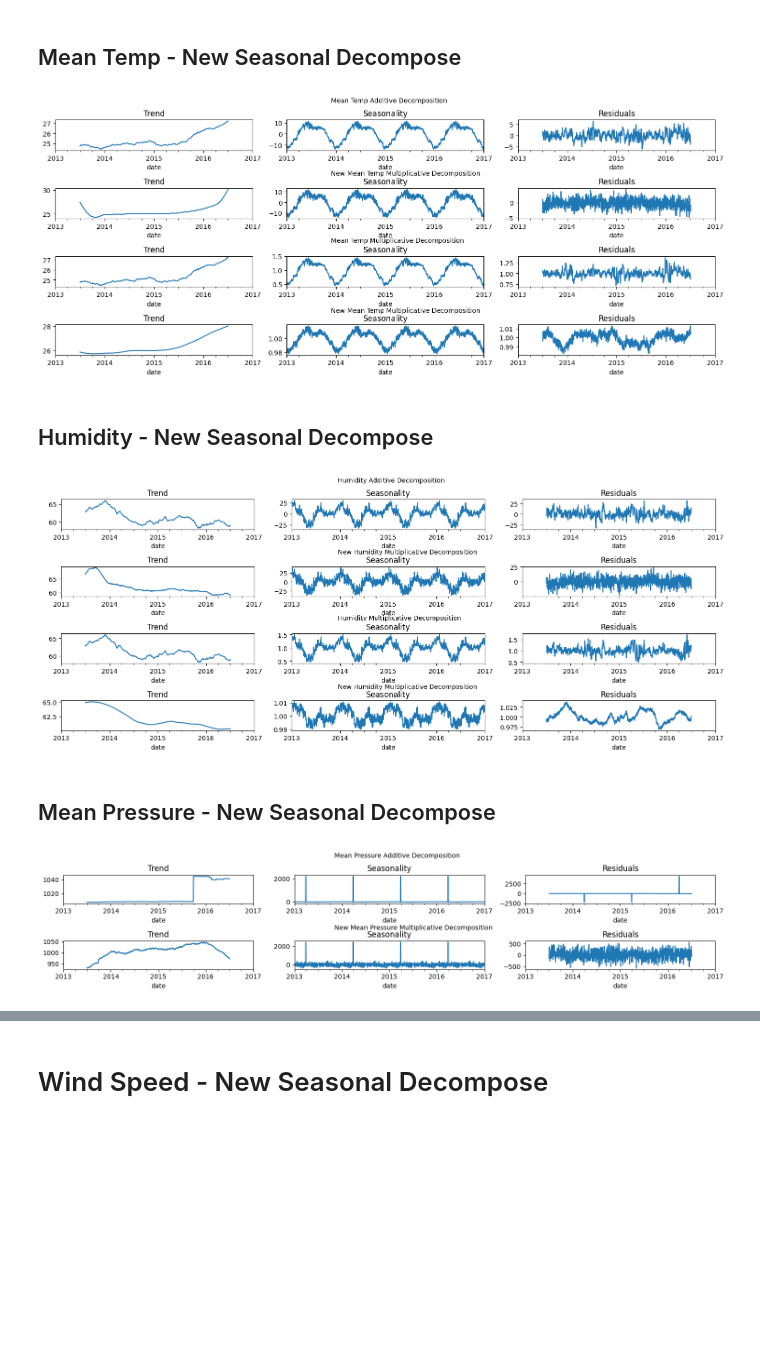
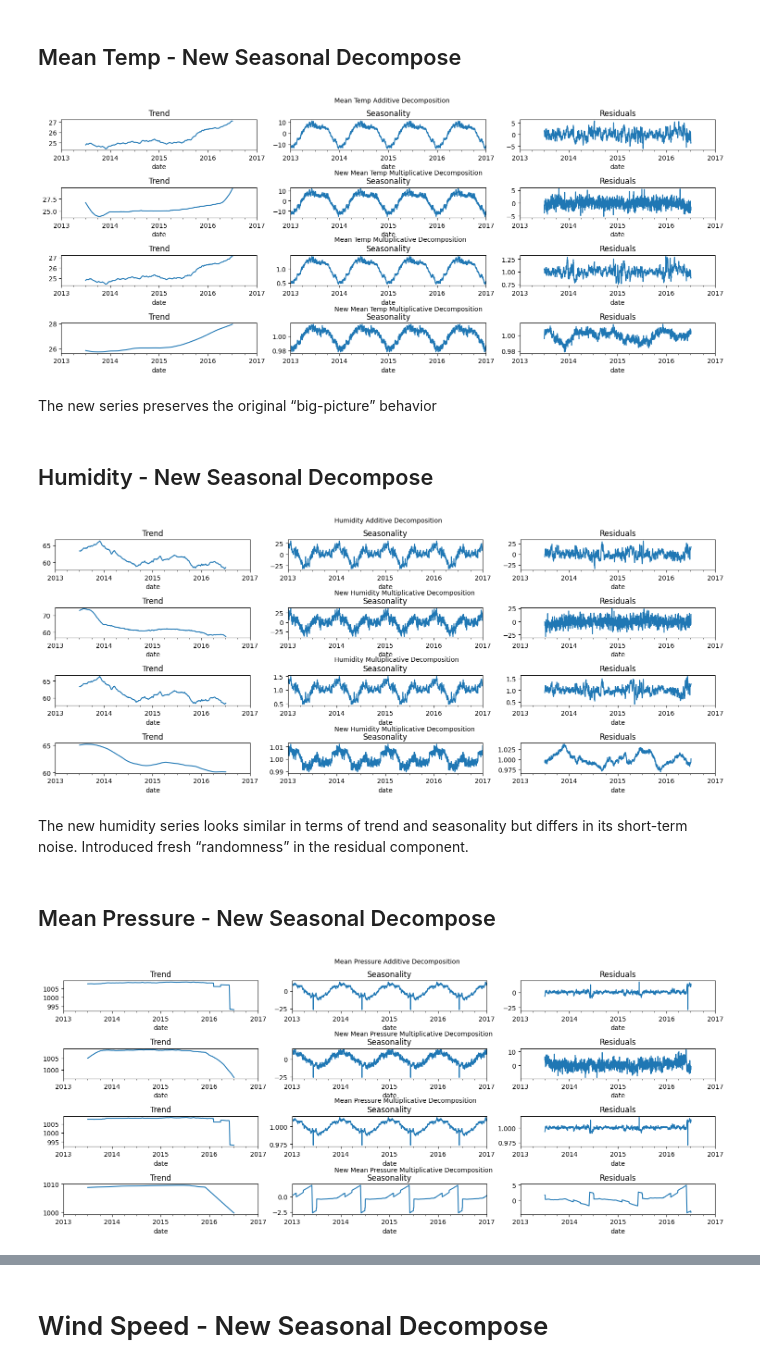
Before and after one commit to porojanmadalin/TSA, a Jupyter notebook: a01.ipynb, the cells around one changed output, grey strips where cells are left out. Cells and saved outputs as stored; diff of their text form; code cells hidden in the pictures; blank space fills up the shorter version.

```diff
--- a/a01.ipynb
+++ b/a01.ipynb
@@ -134,6 +134,8 @@ for col in df_train.columns:
 for col in df_test.columns:
     df_test.loc[df_test.sample(frac=0.3).index, col] = np.nan
 
+df_train["meanpressure"] = df_train["meanpressure"].mask(df_train["meanpressure"] < 0, np.nan)
+
 df_train, df_test
 # %% [output]
 (             meantemp    humidity  wind_speed  meanpressure
@@ -199,7 +201,7 @@ visualize_dataset(df_train_ma, df_test_ma)
 # %%
 import statsmodels.tsa.seasonal as tsa
 
-df_train = df_train.ffill().bfill()
+df_train = df_train.ffill().bfill() + 0.0001
 
 additive_decomposition_mean_temp = tsa.seasonal_decompose(df_train["meantemp"], model="additive", period=365)
 multiplicative_decomposition_mean_temp = tsa.seasonal_decompose(df_train["meantemp"], model="multiplicative", period=365)
@@ -208,10 +210,10 @@ additive_decomposition_humidity = tsa.seasonal_decompose(df_train["humidity"], m
 multiplicative_decomposition_humidity = tsa.seasonal_decompose(df_train["humidity"], model="multiplicative", period=365)
 
 additive_decomposition_meanpressure  = tsa.seasonal_decompose(df_train["meanpressure"], model="additive", period=365)
-# multiplicative_decomposition_meanpressure  = tsa.seasonal_decompose(df_train["meanpressure"], model="multiplicative", period=365)
+multiplicative_decomposition_meanpressure  = tsa.seasonal_decompose(df_train["meanpressure"], model="multiplicative", period=365)
 
 additive_decomposition_wind_speed  = tsa.seasonal_decompose(df_train["wind_speed"], model="additive", period=365)
-# multiplicative_decomposition_wind_speed = tsa.seasonal_decompose(df_train["wind_speed"], model="multiplicative", period=365)
+multiplicative_decomposition_wind_speed = tsa.seasonal_decompose(df_train["wind_speed"], model="multiplicative", period=365)
 # %% [markdown]
 ## Mean Temp - Seasonal Decompose
 # %%
@@ -306,11 +373,17 @@ new_multiplicative_decomposition_humidity = tsa.seasonal_decompose(multiplicativ
 
 additive_new_residuals = np.random.normal(loc=0, scale=np.nanstd(additive_decomposition_meanpressure.resid), size=len(additive_decomposition_meanpressure.resid))
 additive_synthetic_series = additive_decomposition_meanpressure.trend + additive_decomposition_meanpressure.seasonal + additive_new_residuals
+multiplicative_new_residuals = np.random.normal(loc=0, scale=np.nanstd(multiplicative_decomposition_meanpressure.resid), size=len(multiplicative_decomposition_meanpressure.resid))
+multiplicative_synthetic_series = multiplicative_decomposition_meanpressure.trend + multiplicative_decomposition_meanpressure.seasonal + multiplicative_new_residuals
 new_additive_decomposition_meanpressure  = tsa.seasonal_decompose(additive_synthetic_series.bfill().ffill(), model="additive", period=365)
+new_multiplicative_decomposition_meanpressure  = tsa.seasonal_decompose(multiplicative_synthetic_series.bfill().ffill(), model="additive", period=365)
 
 additive_new_residuals = np.random.normal(loc=0, scale=np.nanstd(additive_decomposition_wind_speed.resid), size=len(additive_decomposition_wind_speed.resid))
 additive_synthetic_series = additive_decomposition_wind_speed.trend + additive_decomposition_wind_speed.seasonal + additive_new_residuals
+multiplicative_new_residuals = np.random.normal(loc=0, scale=np.nanstd(multiplicative_decomposition_wind_speed.resid), size=len(multiplicative_decomposition_wind_speed.resid))
+multiplicative_synthetic_series = multiplicative_decomposition_wind_speed.trend + multiplicative_decomposition_wind_speed.seasonal + multiplicative_new_residuals
 new_additive_decomposition_wind_speed  = tsa.seasonal_decompose(additive_synthetic_series.bfill().ffill(), model="additive", period=365)
+new_multiplicative_decomposition_wind_speed  = tsa.seasonal_decompose(multiplicative_synthetic_series.bfill().ffill(), model="additive", period=365)
 # %% [markdown]
 ## Mean Temp - New Seasonal Decompose
 # %%
@@ -342,7 +415,9 @@ fig.text(0.43, 0.25, s="New Mean Temp Multiplicative Decomposition")
 plt.tight_layout()
 plt.show()
 # %% [output]
-[figure, old version]
+[figure, new version]
+# %% [markdown]
+The new series preserves the original “big-picture” behavior
 # %% [markdown]
 ## Humidity - New Seasonal Decompose
 # %%
@@ -374,25 +449,39 @@ fig.text(0.43, 0.25, s="New Humidity Multiplicative Decomposition")
 plt.tight_layout()
 plt.show()
 # %% [output]
-[figure, old version]
+[figure, new version]
+# %% [markdown]
+The new humidity series looks similar in terms of trend and seasonality but differs in its short-term noise.
+Introduced fresh “randomness” in the residual component.
 # %% [markdown]
 ## Mean Pressure - New Seasonal Decompose
 # %%
 
-fig, axes = plt.subplots(2, 3, figsize=(15, 3))
+fig, axes = plt.subplots(4, 3, figsize=(15, 6))
 
 # Additive decomposition plots
 additive_decomposition_meanpressure.trend.plot(ax=axes[0,0], title="Trend")
 additive_decomposition_meanpressure.seasonal.plot(ax=axes[0,1], title="Seasonality")
 additive_decomposition_meanpressure.resid.plot(ax=axes[0,2], title="Residuals")
 # New Additive decomposition plots
 new_additive_decomposition_meanpressure.trend.plot(ax=axes[1,0], title="Trend")
 new_additive_decomposition_meanpressure.seasonal.plot(ax=axes[1,1], title="Seasonality")
 new_additive_decomposition_meanpressure.resid.plot(ax=axes[1,2], title="Residuals")
 
+# Multiplicative decomposition plots
+multiplicative_decomposition_meanpressure.trend.plot(ax=axes[2, 0], title="Trend")
+multiplicative_decomposition_meanpressure.seasonal.plot(ax=axes[2, 1], title="Seasonality")
+multiplicative_decomposition_meanpressure.resid.plot(ax=axes[2, 2], title="Residuals")
+# New Multiplicative decomposition plots
+new_multiplicative_decomposition_meanpressure.trend.plot(ax=axes[3, 0], title="Trend")
+new_multiplicative_decomposition_meanpressure.seasonal.plot(ax=axes[3, 1], title="Seasonality")
+new_multiplicative_decomposition_meanpressure.resid.plot(ax=axes[3, 2], title="Residuals")
+
 fig.text(0.43, 1, s="Mean Pressure Additive Decomposition")
-fig.text(0.43, 0.48, s="New Mean Pressure Multiplicative Decomposition")
+fig.text(0.43, 0.74, s="New Mean Pressure Multiplicative Decomposition")
+fig.text(0.43, 0.50, s="Mean Pressure Multiplicative Decomposition")
+fig.text(0.43, 0.25, s="New Mean Pressure Multiplicative Decomposition")
 plt.tight_layout()
 plt.show()
 # %% [output]
-[figure, old version]
+[figure, new version]
```
Also changed, not shown: parts of 17 cells of this notebook.
